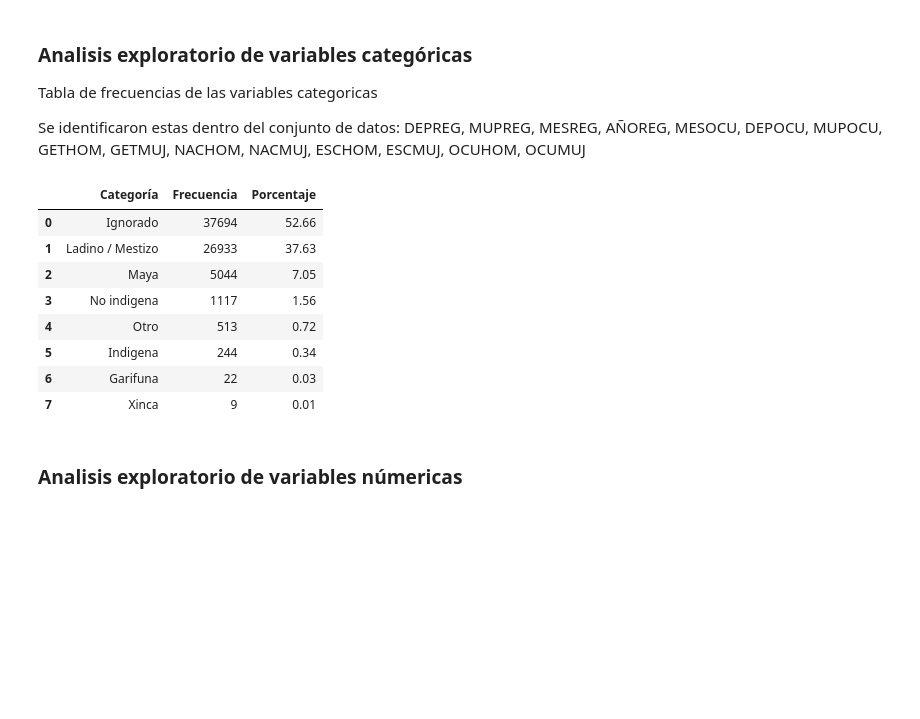
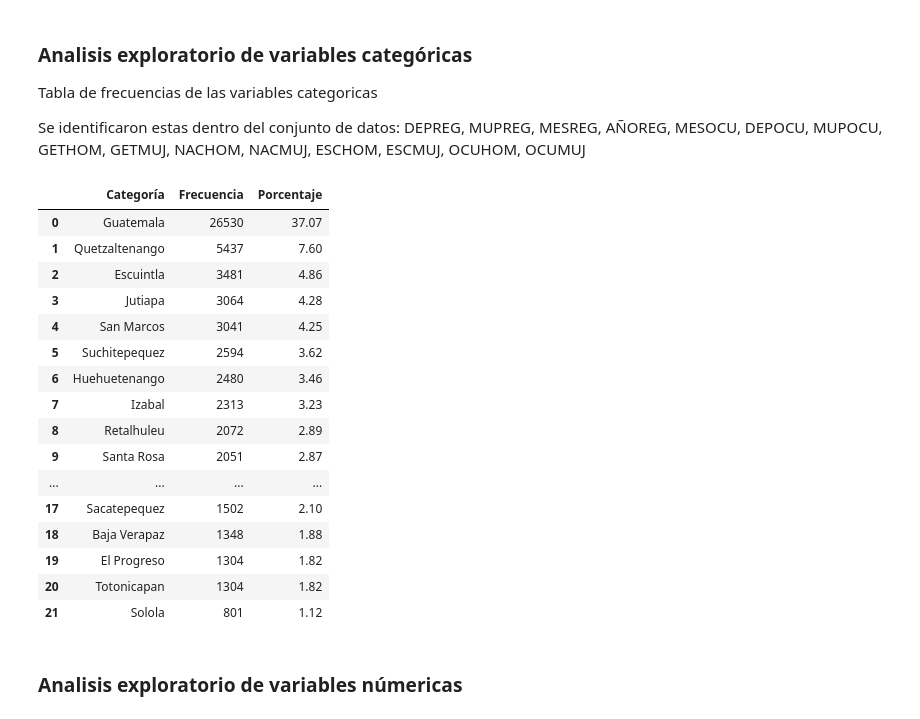
Before and after one commit to AleWWH1104/Proyecto1_md, a Jupyter notebook: src/avances.ipynb, the cells around one changed output. Cells and saved outputs as stored; diff of their text form; code cells hidden in the pictures; blank space fills up the shorter version.

```diff
--- a/src/avances.ipynb
+++ b/src/avances.ipynb
@@ -87,28 +87,36 @@ GETHOM, GETMUJ, NACHOM, NACMUJ, ESCHOM, ESCMUJ, OCUHOM, OCUMUJ
 # %%
 # Elegir una de las variables categoricas
 
 # Crear tabla de frecuencias
 tabla_freq = pd.DataFrame({
-    'Categoría': df['GETHOM'].value_counts().index,
-    'Frecuencia': df['GETHOM'].value_counts().values,
-    'Porcentaje': (df['GETHOM'].value_counts(normalize=True).values * 100).round(2)
+    'Categoría': df['DEPOCU'].value_counts().index,
+    'Frecuencia': df['DEPOCU'].value_counts().values,
+    'Porcentaje': (df['DEPOCU'].value_counts(normalize=True).values * 100).round(2)
 })
 
 # Ordenar por categoría
 tabla_freq = tabla_freq.sort_values('Frecuencia', ascending= False).reset_index(drop=True)
 
 #Imprimir tabla
 tabla_freq
 # %% [output]
 |  | Categoría | Frecuencia | Porcentaje |
-| 0 | Ignorado | 37694 | 52.66 |
-| 1 | Ladino / Mestizo | 26933 | 37.63 |
-| 2 | Maya | 5044 | 7.05 |
-| 3 | No indigena | 1117 | 1.56 |
-| 4 | Otro | 513 | 0.72 |
-| 5 | Indigena | 244 | 0.34 |
-| 6 | Garifuna | 22 | 0.03 |
-| 7 | Xinca | 9 | 0.01 |
+| 0 | Guatemala | 26530 | 37.07 |
+| 1 | Quetzaltenango | 5437 | 7.60 |
+| 2 | Escuintla | 3481 | 4.86 |
+| 3 | Jutiapa | 3064 | 4.28 |
+| 4 | San Marcos | 3041 | 4.25 |
+| 5 | Suchitepequez | 2594 | 3.62 |
+| 6 | Huehuetenango | 2480 | 3.46 |
+| 7 | Izabal | 2313 | 3.23 |
+| 8 | Retalhuleu | 2072 | 2.89 |
+| 9 | Santa Rosa | 2051 | 2.87 |
+| ... | ... | ... | ... |
+| 17 | Sacatepequez | 1502 | 2.10 |
+| 18 | Baja Verapaz | 1348 | 1.88 |
+| 19 | El Progreso | 1304 | 1.82 |
+| 20 | Totonicapan | 1304 | 1.82 |
+| 21 | Solola | 801 | 1.12 |
 # %% [markdown]
 ### Analisis exploratorio de variables númericas
 # %% [markdown]
```
Also changed, not shown: 1 other file.
